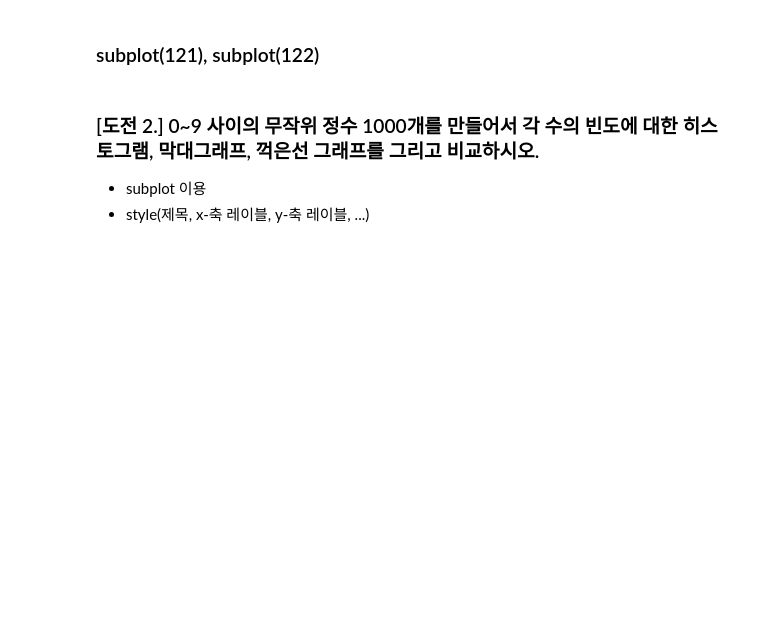
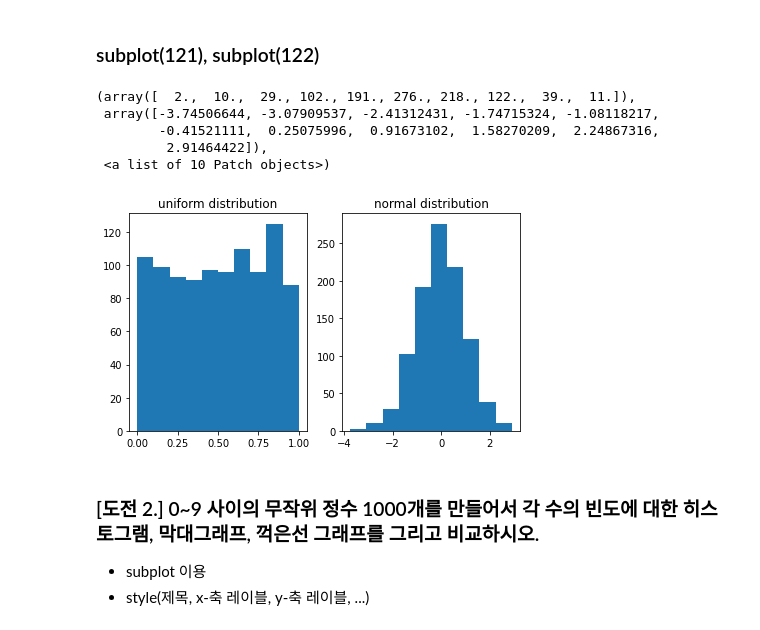
Before and after one commit to loosiu/pdm14, a Jupyter notebook: py-graphics/matplotlib_4_challenges.ipynb, the cells around one changed output. Drawn from its saved outputs; the diff is of its cells as text; code cells hidden in the pictures; blank space fills up the shorter version.

```diff
--- a/py-graphics/matplotlib_4_challenges.ipynb
+++ b/py-graphics/matplotlib_4_challenges.ipynb
@@ -37,6 +37,21 @@ plt.hist(np.random.randn(1000))
 [figure]
 # %% [markdown]
 ### subplot(121), subplot(122)
+# %%
+plt.figure(figsize=(7,4))
+plt.subplot(1,2,1)
+plt.title('uniform distribution')
+plt.hist(np.random.rand(1000))
+plt.subplot(1,2,2)
+plt.title('normal distribution')
+plt.hist(np.random.randn(1000))
+# %% [output]
+(array([  2.,  10.,  29., 102., 191., 276., 218., 122.,  39.,  11.]),
+ array([-3.74506644, -3.07909537, -2.41312431, -1.74715324, -1.08118217,
+        -0.41521111,  0.25075996,  0.91673102,  1.58270209,  2.24867316,
+         2.91464422]),
+ <a list of 10 Patch objects>)
+[figure, added]
 # %% [markdown]
 ### [도전 2.] 0~9 사이의 무작위 정수 1000개를 만들어서 각 수의 빈도에 대한 히스토그램, 막대그래프, 꺽은선 그래프를 그리고 비교하시오.
 - subplot 이용
```
Also changed, not shown: parts of 1 cell of this notebook.
